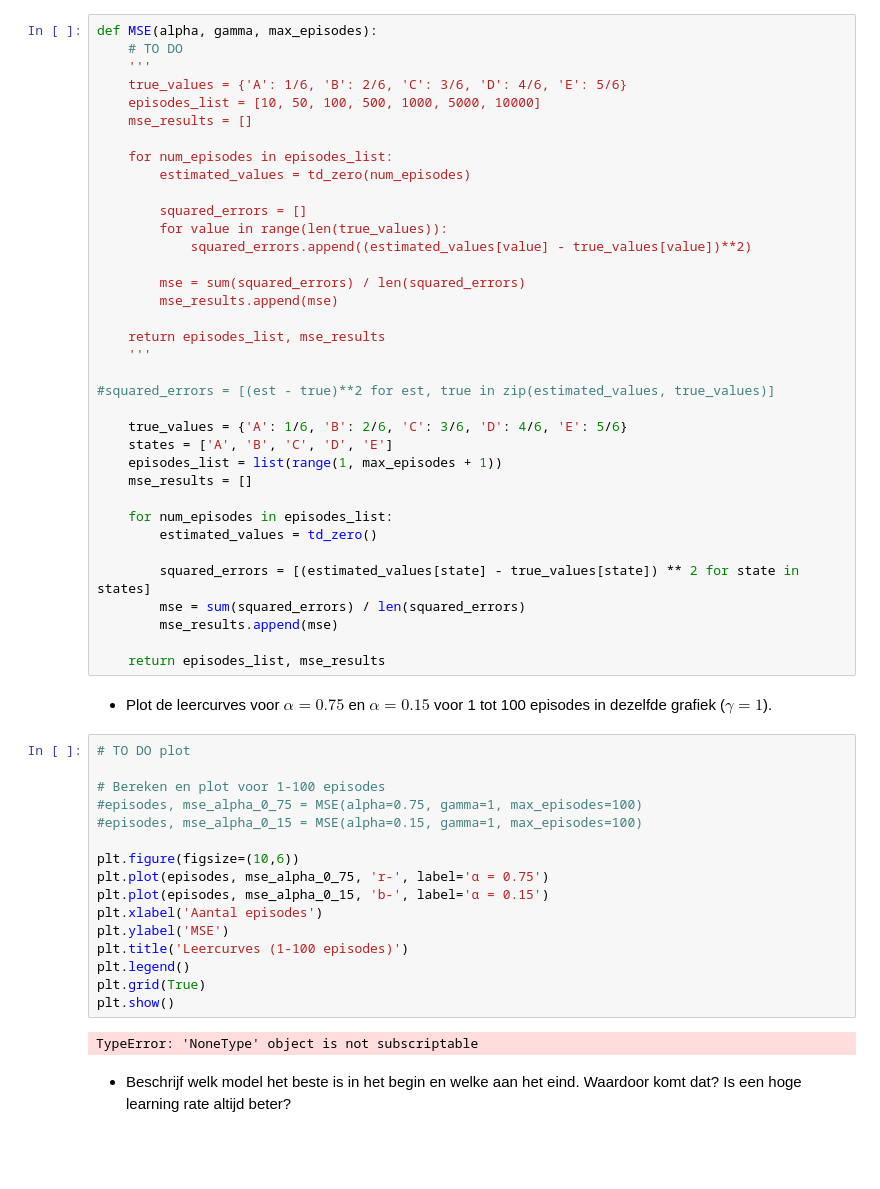
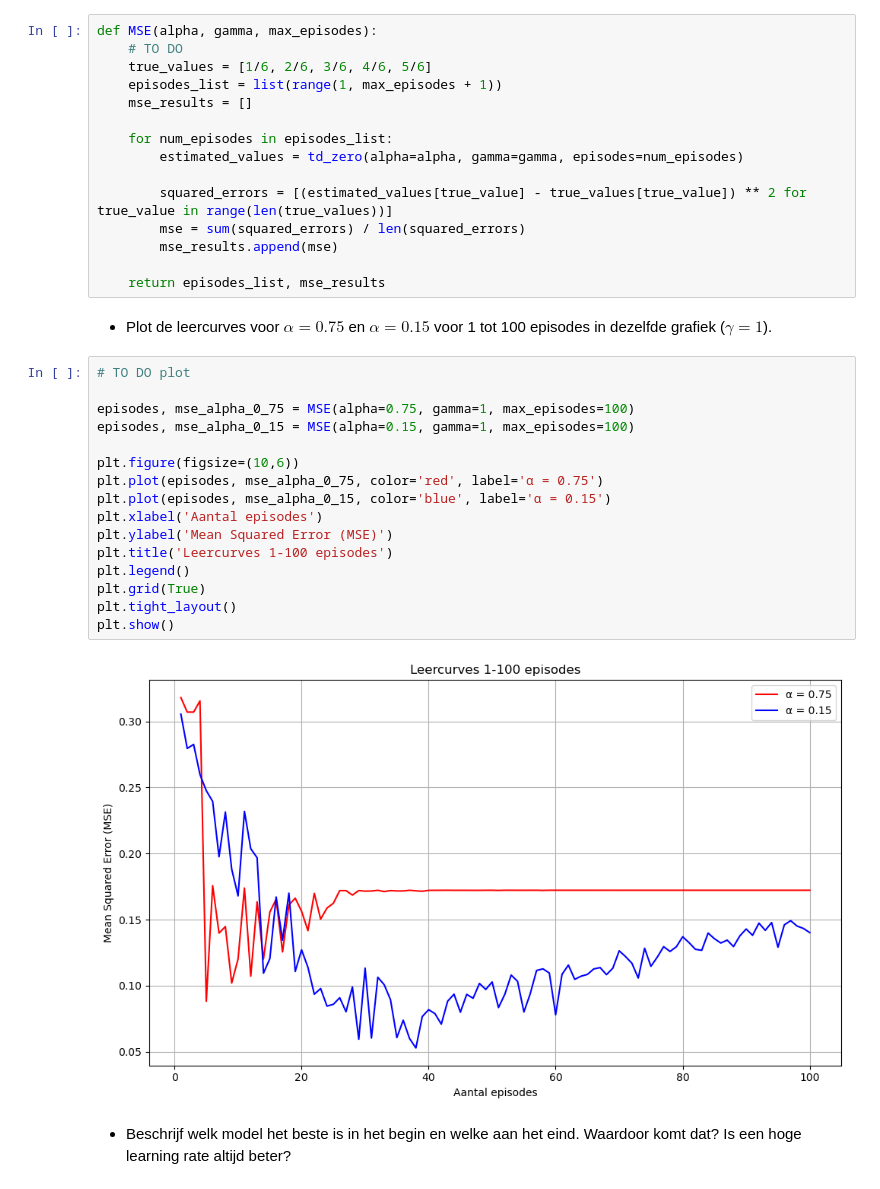
Before and after one commit to xsznr/CogMod, a Jupyter notebook: Assignment 1/Assignment_1.ipynb, the cells around one changed output. Drawn from its saved outputs; the diff is of its cells as text; blank space fills up the shorter version.

```diff
--- a/Assignment 1/Assignment_1.ipynb
+++ b/Assignment 1/Assignment_1.ipynb
@@ -790,59 +821,38 @@ Schrijf nu een functie `MSE()` die de mean squared error berekent tussen de bere
 # %%
 def MSE(alpha, gamma, max_episodes):
     # TO DO
-    '''
-    true_values = {'A': 1/6, 'B': 2/6, 'C': 3/6, 'D': 4/6, 'E': 5/6}
-    episodes_list = [10, 50, 100, 500, 1000, 5000, 10000]
+    true_values = [1/6, 2/6, 3/6, 4/6, 5/6]
+    episodes_list = list(range(1, max_episodes + 1))
     mse_results = []
 
     for num_episodes in episodes_list:
-        estimated_values = td_zero(num_episodes)
+        estimated_values = td_zero(alpha=alpha, gamma=gamma, episodes=num_episodes)
 
-        squared_errors = []
-        for value in range(len(true_values)):
-            squared_errors.append((estimated_values[value] - true_values[value])**2)
-
+        squared_errors = [(estimated_values[true_value] - true_values[true_value]) ** 2 for true_value in range(len(true_values))]
         mse = sum(squared_errors) / len(squared_errors)
         mse_results.append(mse)
 
     return episodes_list, mse_results
-    '''
-
-#squared_errors = [(est - true)**2 for est, true in zip(estimated_values, true_values)]
-
-    true_values = {'A': 1/6, 'B': 2/6, 'C': 3/6, 'D': 4/6, 'E': 5/6}
-    states = ['A', 'B', 'C', 'D', 'E']
-    episodes_list = list(range(1, max_episodes + 1))
-    mse_results = []
-
-    for num_episodes in episodes_list:
-        estimated_values = td_zero()
-
-        squared_errors = [(estimated_values[state] - true_values[state]) ** 2 for state in states]
-        mse = sum(squared_errors) / len(squared_errors)
-        mse_results.append(mse)
-
-    return episodes_list, mse_results
 # %% [markdown]
 * Plot de leercurves voor $\alpha = 0.75$ en $\alpha = 0.15$ voor 1 tot 100 episodes in dezelfde grafiek ($\gamma=1$).
 # %%
 # TO DO plot
 
-# Bereken en plot voor 1-100 episodes
-#episodes, mse_alpha_0_75 = MSE(alpha=0.75, gamma=1, max_episodes=100)
-#episodes, mse_alpha_0_15 = MSE(alpha=0.15, gamma=1, max_episodes=100)
+episodes, mse_alpha_0_75 = MSE(alpha=0.75, gamma=1, max_episodes=100)
+episodes, mse_alpha_0_15 = MSE(alpha=0.15, gamma=1, max_episodes=100)
 
 plt.figure(figsize=(10,6))
-plt.plot(episodes, mse_alpha_0_75, 'r-', label='α = 0.75')
-plt.plot(episodes, mse_alpha_0_15, 'b-', label='α = 0.15')
+plt.plot(episodes, mse_alpha_0_75, color='red', label='α = 0.75')
+plt.plot(episodes, mse_alpha_0_15, color='blue', label='α = 0.15')
 plt.xlabel('Aantal episodes')
-plt.ylabel('MSE')
-plt.title('Leercurves (1-100 episodes)')
+plt.ylabel('Mean Squared Error (MSE)')
+plt.title('Leercurves 1-100 episodes')
 plt.legend()
 plt.grid(True)
+plt.tight_layout()
 plt.show()
 # %% [output]
-TypeError: 'NoneType' object is not subscriptable
+[figure, added]
 # %% [markdown]
 * Beschrijf welk model het beste is in het begin en welke aan het eind. Waardoor komt dat? Is een hoge learning rate altijd beter?
 # %% [markdown]
```
Also changed, not shown: parts of 16 cells of this notebook.
